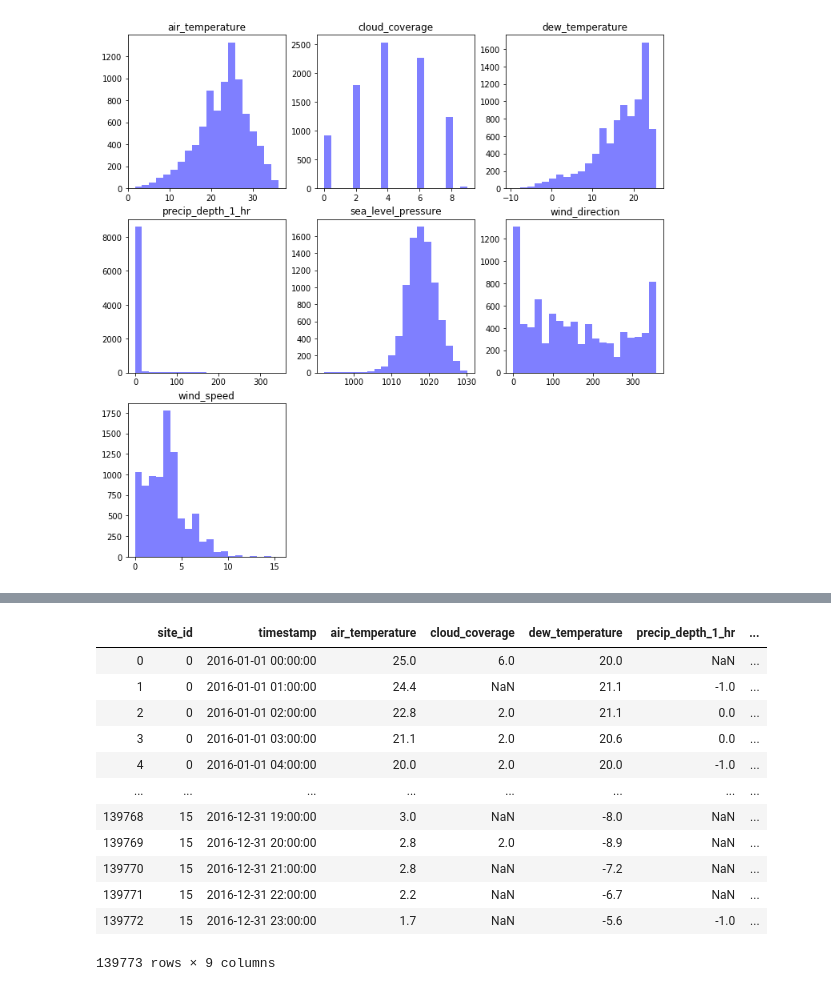
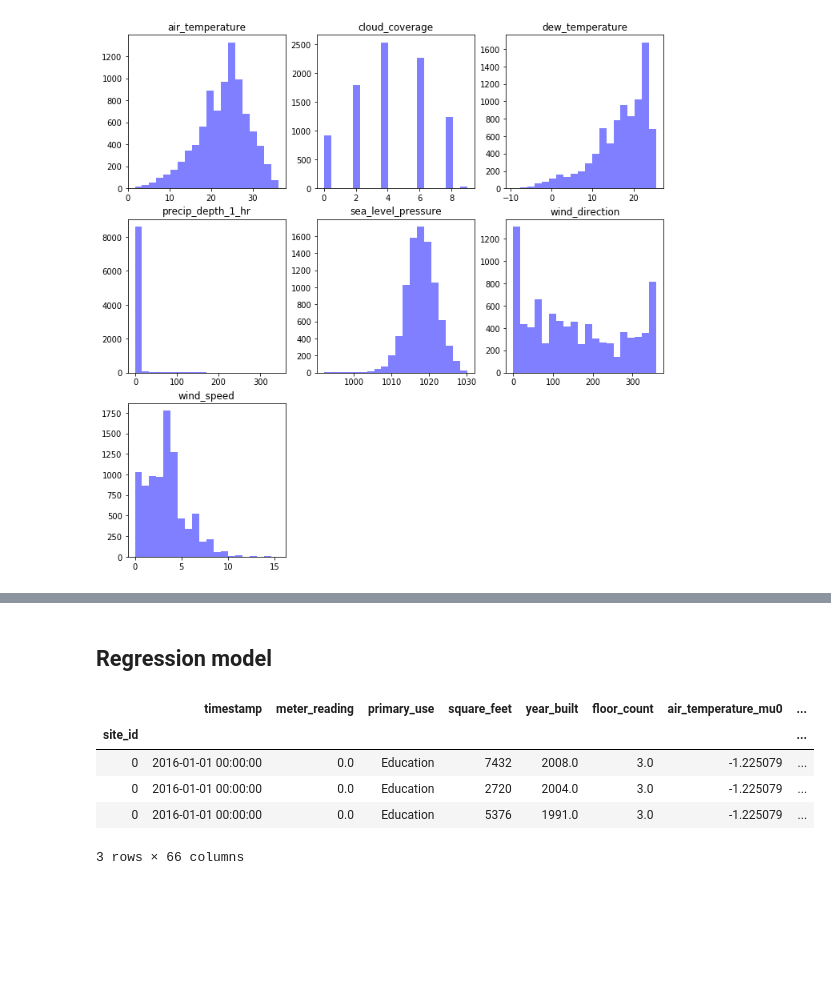
Before and after one commit to Markfryazino/ASHRAE-AMI-number, a Jupyter notebook: Data analysis and Linear Regression.ipynb, the cells around one changed output, grey strips where cells are left out. Saved outputs shown, nothing was run; the diff lists cells and outputs as text; code cells hidden in the pictures; blank space fills up the shorter version.

```diff
--- a/Data analysis and Linear Regression.ipynb
+++ b/Data analysis and Linear Regression.ipynb
@@ -281,16 +278,0 @@ site_info.set_index('site_id')
-# %%
-weather_train
-# %% [output]
-|  | site_id | timestamp | air_temperature | cloud_coverage | dew_temperature | precip_depth_1_hr | ... |
-| 0 | 0 | 2016-01-01 00:00:00 | 25.0 | 6.0 | 20.0 | NaN | ... |
-| 1 | 0 | 2016-01-01 01:00:00 | 24.4 | NaN | 21.1 | -1.0 | ... |
-| 2 | 0 | 2016-01-01 02:00:00 | 22.8 | 2.0 | 21.1 | 0.0 | ... |
-| 3 | 0 | 2016-01-01 03:00:00 | 21.1 | 2.0 | 20.6 | 0.0 | ... |
-| 4 | 0 | 2016-01-01 04:00:00 | 20.0 | 2.0 | 20.0 | -1.0 | ... |
-| ... | ... | ... | ... | ... | ... | ... | ... |
-| 139768 | 15 | 2016-12-31 19:00:00 | 3.0 | NaN | -8.0 | NaN | ... |
-| 139769 | 15 | 2016-12-31 20:00:00 | 2.8 | 2.0 | -8.9 | NaN | ... |
-| 139770 | 15 | 2016-12-31 21:00:00 | 2.8 | NaN | -7.2 | NaN | ... |
-| 139771 | 15 | 2016-12-31 22:00:00 | 2.2 | NaN | -6.7 | NaN | ... |
-| 139772 | 15 | 2016-12-31 23:00:00 | 1.7 | NaN | -5.6 | -1.0 | ... |
-139773 rows × 9 columns
@@ -298,0 +281,16 @@ weather_train
+# %% [markdown]
+## Regression model
+# %%
+weather_distrib = pd.read_csv('.\data\\weather_train_ditributions.csv').set_index('site_id')
+# %%
+electricity = electricity.set_index('site_id').join(
+    weather_distrib, on='site_id')
+# %%
+electricity.head(3)
+# %% [output]
+|  | timestamp | meter_reading | primary_use | square_feet | year_built | floor_count | air_temperature_mu0 | ... |
+| site_id |  |  |  |  |  |  |  | ... |
+| 0 | 2016-01-01 00:00:00 | 0.0 | Education | 7432 | 2008.0 | 3.0 | -1.225079 | ... |
+| 0 | 2016-01-01 00:00:00 | 0.0 | Education | 2720 | 2004.0 | 3.0 | -1.225079 | ... |
+| 0 | 2016-01-01 00:00:00 | 0.0 | Education | 5376 | 1991.0 | 3.0 | -1.225079 | ... |
+3 rows × 66 columns
```
Also changed, not shown: parts of 17 cells of this notebook, 1 other file.
